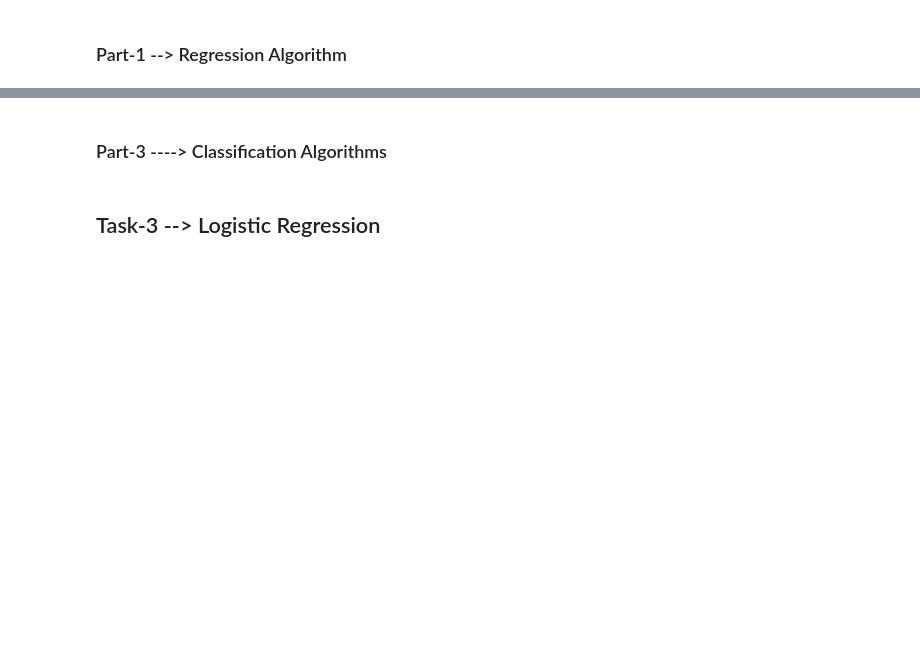
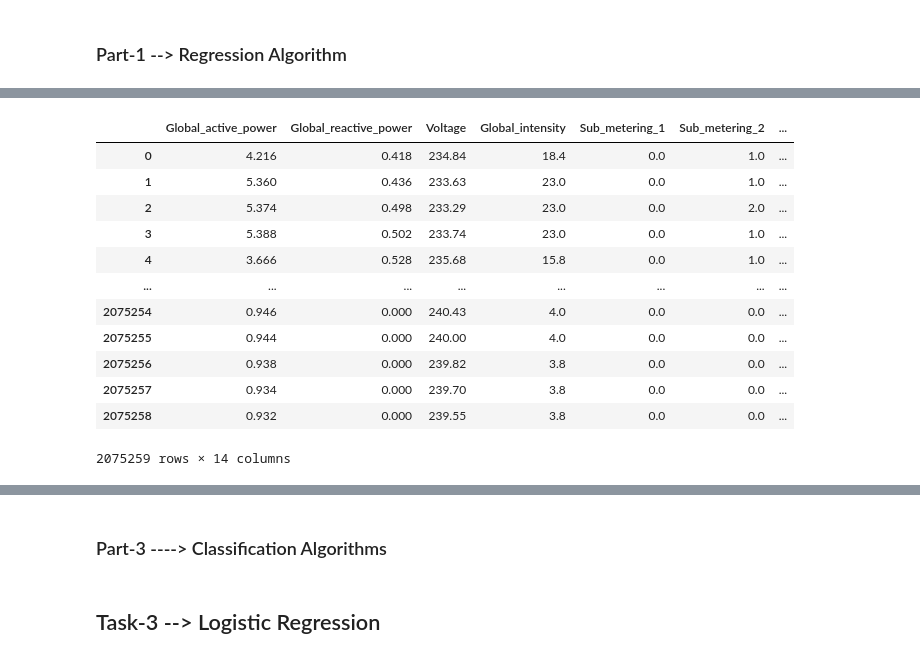
Before and after one commit to atchireddy-ml/GenerativeAI, a Jupyter notebook: Machine Learning/Assignment-15.ipynb, the cells around one changed output, grey strips where cells are left out. Cells and saved outputs as stored; diff of their text form; code cells hidden in the pictures; blank space fills up the shorter version.

```diff
--- a/Machine Learning/Assignment-15.ipynb
+++ b/Machine Learning/Assignment-15.ipynb
@@ -2,0 +59,25 @@
+# %%
+df['Year'] = df['Datetime'].dt.year
+df['Month'] = df['Datetime'].dt.month
+df['Day'] = df['Datetime'].dt.day
+df['Hour'] = df['Datetime'].dt.hour
+df['Minute'] = df['Datetime'].dt.minute
+df['DayOfWeek'] = df['Datetime'].dt.dayofweek
+df['IsWeekend'] = (df['DayOfWeek'] >= 5).astype(int)
+df.drop(columns=['Date', 'Time', 'Datetime'], inplace=True)
+# %%
+df
+# %% [output]
+|  | Global_active_power | Global_reactive_power | Voltage | Global_intensity | Sub_metering_1 | Sub_metering_2 | ... |
+| 0 | 4.216 | 0.418 | 234.84 | 18.4 | 0.0 | 1.0 | ... |
+| 1 | 5.360 | 0.436 | 233.63 | 23.0 | 0.0 | 1.0 | ... |
+| 2 | 5.374 | 0.498 | 233.29 | 23.0 | 0.0 | 2.0 | ... |
+| 3 | 5.388 | 0.502 | 233.74 | 23.0 | 0.0 | 1.0 | ... |
+| 4 | 3.666 | 0.528 | 235.68 | 15.8 | 0.0 | 1.0 | ... |
+| ... | ... | ... | ... | ... | ... | ... | ... |
+| 2075254 | 0.946 | 0.000 | 240.43 | 4.0 | 0.0 | 0.0 | ... |
+| 2075255 | 0.944 | 0.000 | 240.00 | 4.0 | 0.0 | 0.0 | ... |
+| 2075256 | 0.938 | 0.000 | 239.82 | 3.8 | 0.0 | 0.0 | ... |
+| 2075257 | 0.934 | 0.000 | 239.70 | 3.8 | 0.0 | 0.0 | ... |
+| 2075258 | 0.932 | 0.000 | 239.55 | 3.8 | 0.0 | 0.0 | ... |
+2075259 rows × 14 columns
```
Also changed, not shown: parts of 36 cells of this notebook.
